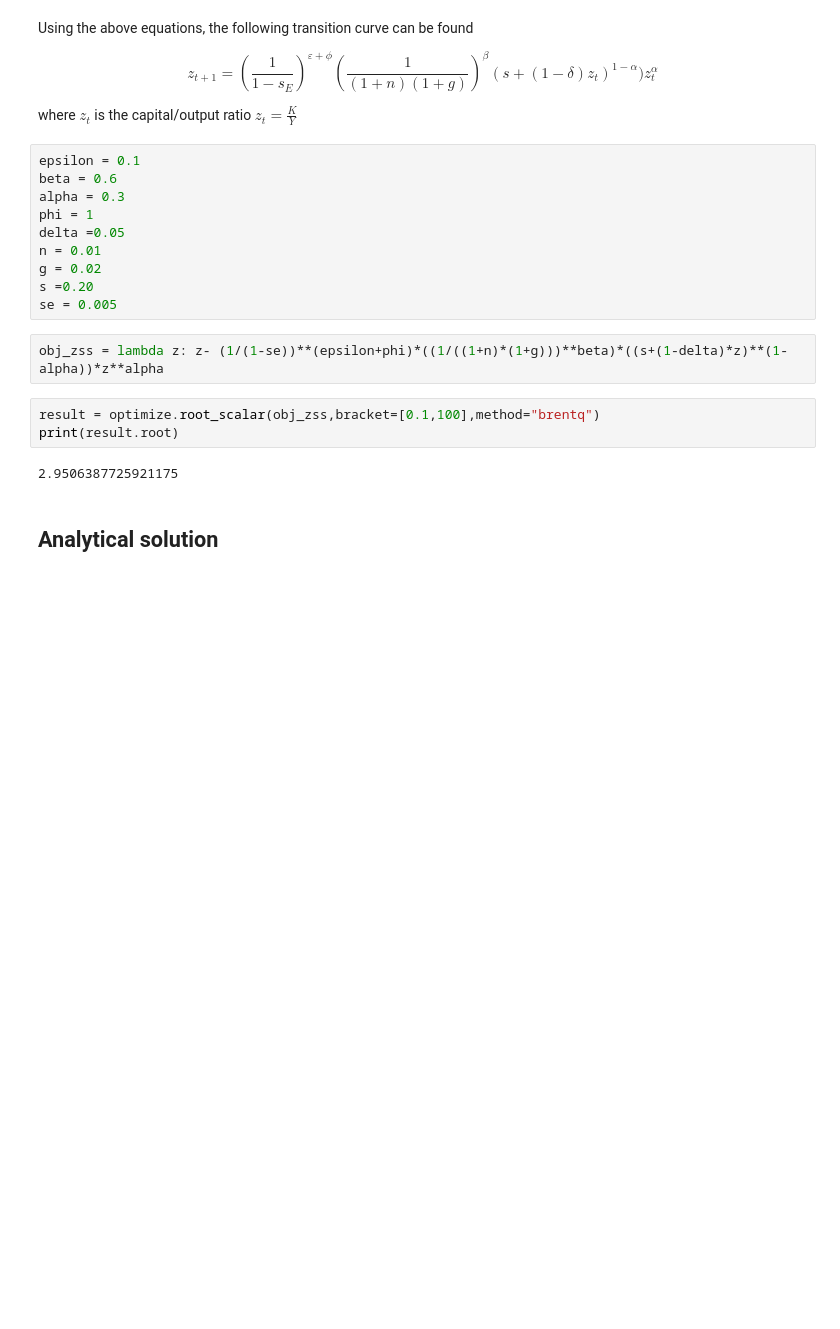
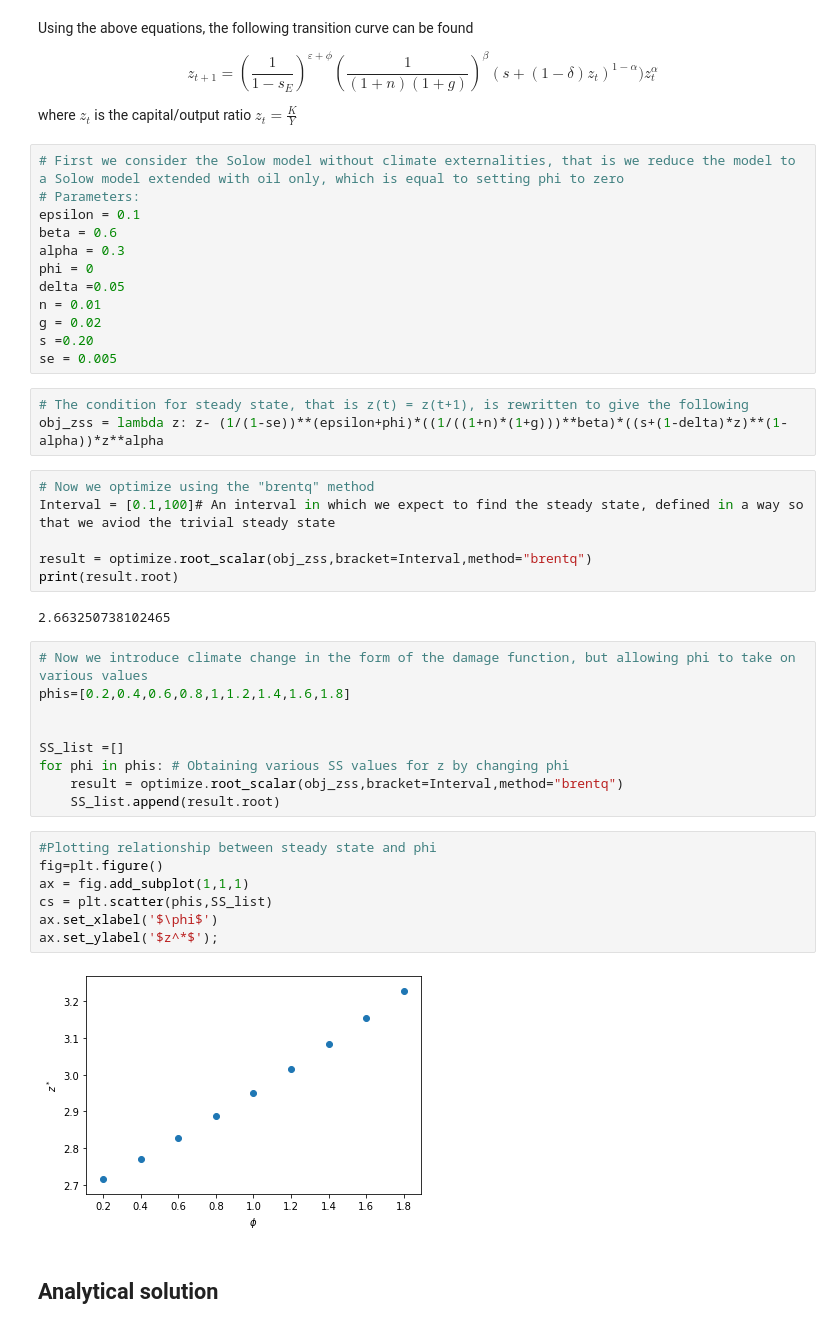
Before and after one commit to NumEconCopenhagen/projects-2020-group-xxv, a Jupyter notebook: modelproject/modelproject.ipynb, the cells around one changed output. Cells and saved outputs as stored; diff of their text form; blank space fills up the shorter version.

Commit message:
Model description

```diff
--- a/modelproject/modelproject.ipynb
+++ b/modelproject/modelproject.ipynb
@@ -62,22 +66,46 @@ $$z_{t+1} =\left(\frac{1}{1-s_E}\right)^{\varepsilon+\phi}\left(\frac{1}{(1+n)(1
 
 where $z_t$ is the capital/output ratio $z_t=\frac{K}{Y}$
 # %%
+# First we consider the Solow model without climate externalities, that is we reduce the model to a Solow model extended with oil only, which is equal to setting phi to zero
+# Parameters:
 epsilon = 0.1
 beta = 0.6
 alpha = 0.3
-phi = 1
+phi = 0
 delta =0.05
 n = 0.01
 g = 0.02
 s =0.20
 se = 0.005
 # %%
+# The condition for steady state, that is z(t) = z(t+1), is rewritten to give the following
 obj_zss = lambda z: z- (1/(1-se))**(epsilon+phi)*((1/((1+n)*(1+g)))**beta)*((s+(1-delta)*z)**(1-alpha))*z**alpha
-# %%
-result = optimize.root_scalar(obj_zss,bracket=[0.1,100],method="brentq")
-print(result.root)
-# %% [output]
-2.9506387725921175
+# %%
+# Now we optimize using the "brentq" method
+Interval = [0.1,100]# An interval in which we expect to find the steady state, defined in a way so that we aviod the trivial steady state
+
+result = optimize.root_scalar(obj_zss,bracket=Interval,method="brentq")
+print(result.root)
+# %% [output]
+2.663250738102465
+# %%
+# Now we introduce climate change in the form of the damage function, but allowing phi to take on various values
+phis=[0.2,0.4,0.6,0.8,1,1.2,1.4,1.6,1.8]
+
+
+SS_list =[]
+for phi in phis: # Obtaining various SS values for z by changing phi
+    result = optimize.root_scalar(obj_zss,bracket=Interval,method="brentq")
+    SS_list.append(result.root)
+# %%
+#Plotting relationship between steady state and phi
+fig=plt.figure()
+ax = fig.add_subplot(1,1,1)
+cs = plt.scatter(phis,SS_list)
+ax.set_xlabel('$\phi$')
+ax.set_ylabel('$z^*$');
+# %% [output]
+[figure, added]
 # %% [markdown]
 ## Analytical solution
 # %% [markdown]
```
Also changed, not shown: parts of 1 cell of this notebook.
